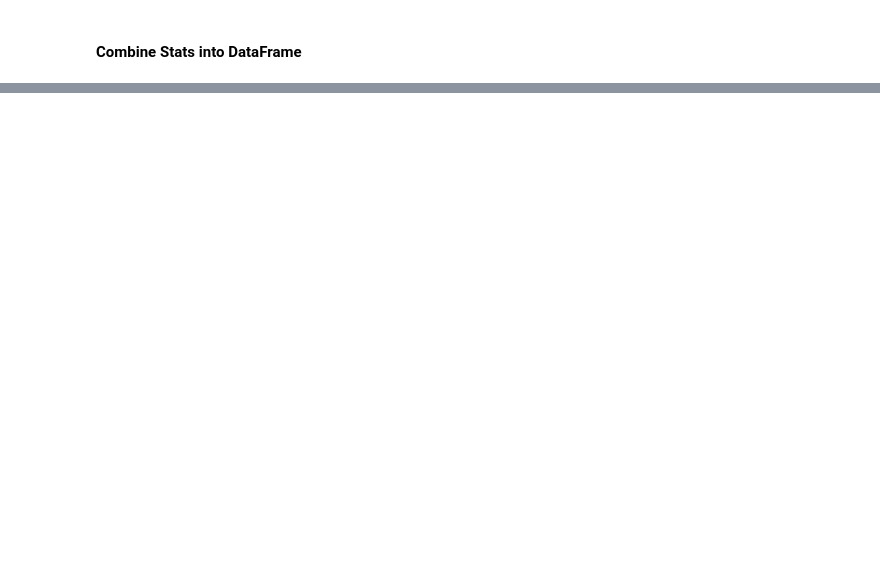
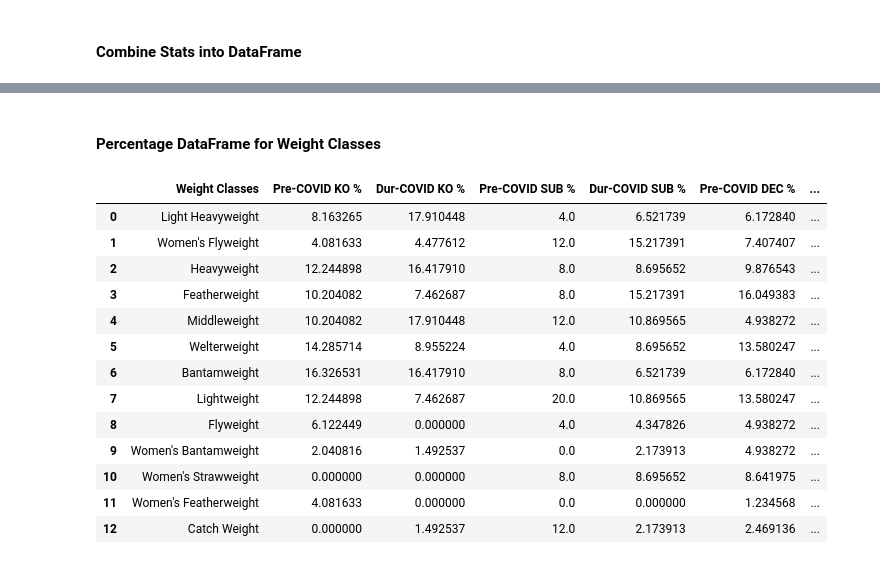
Before and after one commit to yuyhong23/UFC-COVID, a Jupyter notebook: Project_One_Visualization_and_Analysis-SetUp.ipynb, the cells around one changed output, grey strips where cells are left out. Saved outputs shown, nothing was run; the diff lists cells and outputs as text; code cells hidden in the pictures; blank space fills up the shorter version.

```diff
--- a/Project_One_Visualization_and_Analysis-SetUp.ipynb
+++ b/Project_One_Visualization_and_Analysis-SetUp.ipynb
@@ -912,0 +993,5 @@ weight_classes_data
+# %%
+# Get the percentage for dec pre-covid
+# For the combined number of DEC, has to use the number itself
+pre_dec_percentage = ((weight_classes_data['Pre-COVID DEC'])/81)*100
+pre_dec_percentage
@@ -912,0 +1013,4 @@ weight_classes_data
+# %%
+# Get the percentage for ko/tko dur-covid
+dur_ko_percentage = ((weight_classes_data['Dur-COVID KO'])/during_method["KO/TKO"])*100
+dur_ko_percentage
@@ -912,0 +1032,4 @@ weight_classes_data
+# %%
+# Get the percentage for sub dur-covid
+dur_sub_percentage = ((weight_classes_data['Dur-COVID SUB'])/during_method["SUB"])*100
+dur_sub_percentage
@@ -912,0 +1051,5 @@ weight_classes_data
+# %%
+# Get the percentage for dec pre-covid
+# For the combined number of DEC, has to use the number itself
+dur_dec_percentage = ((weight_classes_data['Dur-COVID SUB'])/105)*100
+dur_dec_percentage
@@ -912,0 +1071,27 @@ weight_classes_data
+# %% [markdown]
+#### Percentage DataFrame for Weight Classes
+# %%
+# Create a dataframe for these values
+percentage_weight_class = pd.DataFrame({"Weight Classes":weight_classes,
+                                   "Pre-COVID KO %":pre_ko_percentage,
+                                   "Dur-COVID KO %":dur_ko_percentage,
+                                   "Pre-COVID SUB %":pre_sub_percentage,
+                                    "Dur-COVID SUB %":dur_sub_percentage,
+                                   "Pre-COVID DEC %":pre_dec_percentage,
+                                   "Dur-COVID DEC %":dur_dec_percentage})
+percentage_weight_class
+# %% [output]
+|  | Weight Classes | Pre-COVID KO % | Dur-COVID KO % | Pre-COVID SUB % | Dur-COVID SUB % | Pre-COVID DEC % | ... |
+| 0 | Light Heavyweight | 8.163265 | 17.910448 | 4.0 | 6.521739 | 6.172840 | ... |
+| 1 | Women's Flyweight | 4.081633 | 4.477612 | 12.0 | 15.217391 | 7.407407 | ... |
+| 2 | Heavyweight | 12.244898 | 16.417910 | 8.0 | 8.695652 | 9.876543 | ... |
+| 3 | Featherweight | 10.204082 | 7.462687 | 8.0 | 15.217391 | 16.049383 | ... |
+| 4 | Middleweight | 10.204082 | 17.910448 | 12.0 | 10.869565 | 4.938272 | ... |
+| 5 | Welterweight | 14.285714 | 8.955224 | 4.0 | 8.695652 | 13.580247 | ... |
+| 6 | Bantamweight | 16.326531 | 16.417910 | 8.0 | 6.521739 | 6.172840 | ... |
+| 7 | Lightweight | 12.244898 | 7.462687 | 20.0 | 10.869565 | 13.580247 | ... |
+| 8 | Flyweight | 6.122449 | 0.000000 | 4.0 | 4.347826 | 4.938272 | ... |
+| 9 | Women's Bantamweight | 2.040816 | 1.492537 | 0.0 | 2.173913 | 4.938272 | ... |
+| 10 | Women's Strawweight | 0.000000 | 0.000000 | 8.0 | 8.695652 | 8.641975 | ... |
+| 11 | Women's Featherweight | 4.081633 | 0.000000 | 0.0 | 0.000000 | 1.234568 | ... |
+| 12 | Catch Weight | 0.000000 | 1.492537 | 12.0 | 2.173913 | 2.469136 | ... |
```
Also changed, not shown: parts of 29 cells of this notebook.
